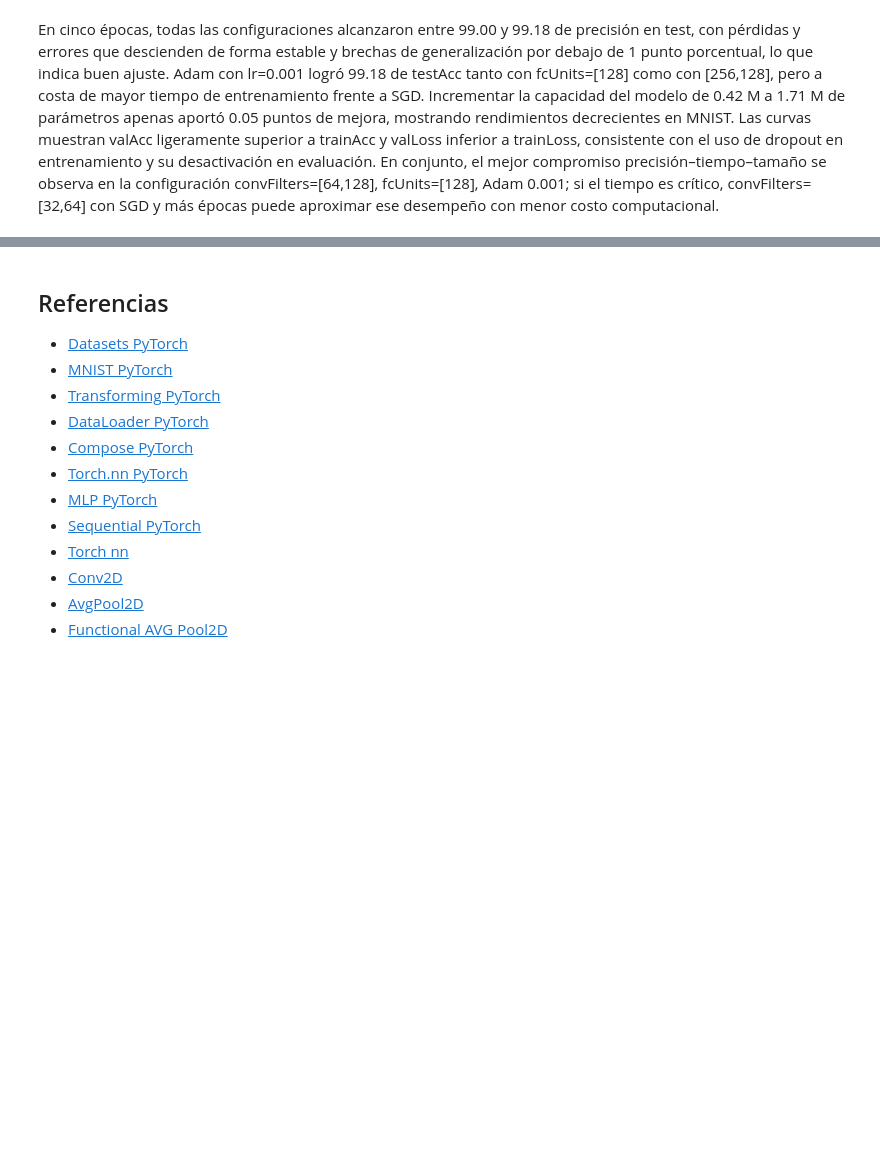
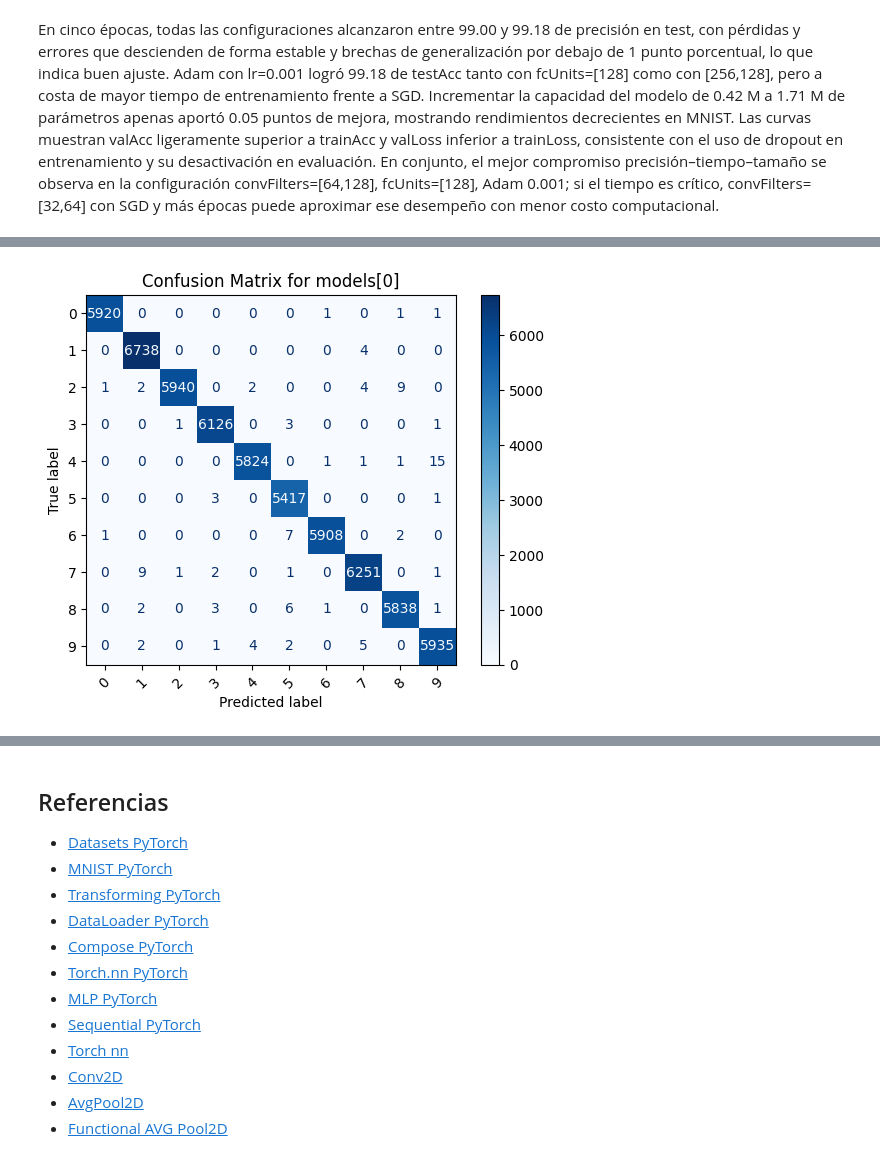
Before and after one commit to JosueSay/labs_dl, a Jupyter notebook: lab3/lab3.ipynb, the cells around one changed output, grey strips where cells are left out. Cells and saved outputs as stored; diff of their text form; code cells hidden in the pictures; blank space fills up the shorter version.

```diff
--- a/lab3/lab3.ipynb
+++ b/lab3/lab3.ipynb
@@ -736,0 +867,27 @@ En cinco épocas, todas las configuraciones alcanzaron entre 99.00 y 99.18 de pr
+# %%
+from sklearn.metrics import confusion_matrix, ConfusionMatrixDisplay
+import matplotlib.pyplot as plt
+
+def plot_confusion_matrix(model, testLoader, device, classes=None):
+    model.eval()
+    all_preds, all_labels = [], []
+
+    with torch.no_grad():
+        for images, labels in testLoader:
+            images, labels = images.to(device), labels.to(device)
+            outputs = model(images)
+            _, predicted = torch.max(outputs, 1)
+            all_preds.extend(predicted.cpu().numpy())
+            all_labels.extend(labels.cpu().numpy())
+
+    cm = confusion_matrix(all_labels, all_preds)
+    disp = ConfusionMatrixDisplay(confusion_matrix=cm,
+                                  display_labels=classes or list(range(10)))
+    disp.plot(cmap=plt.cm.Blues, xticks_rotation=45)
+    plt.title("Confusion Matrix for models[0]")
+    plt.show()
+
+# 👉 Run this after training
+plot_confusion_matrix(models[0], train_loader, device, classes=[str(i) for i in range(10)])
+# %% [output]
+[figure, added]
```
Also changed, not shown: parts of 8 cells of this notebook.
